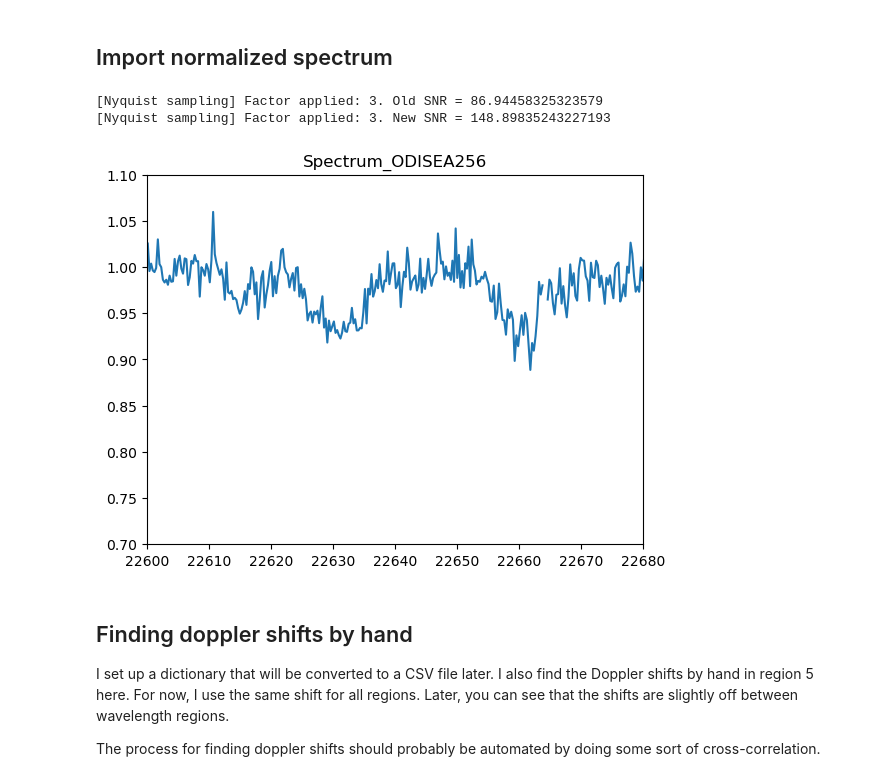
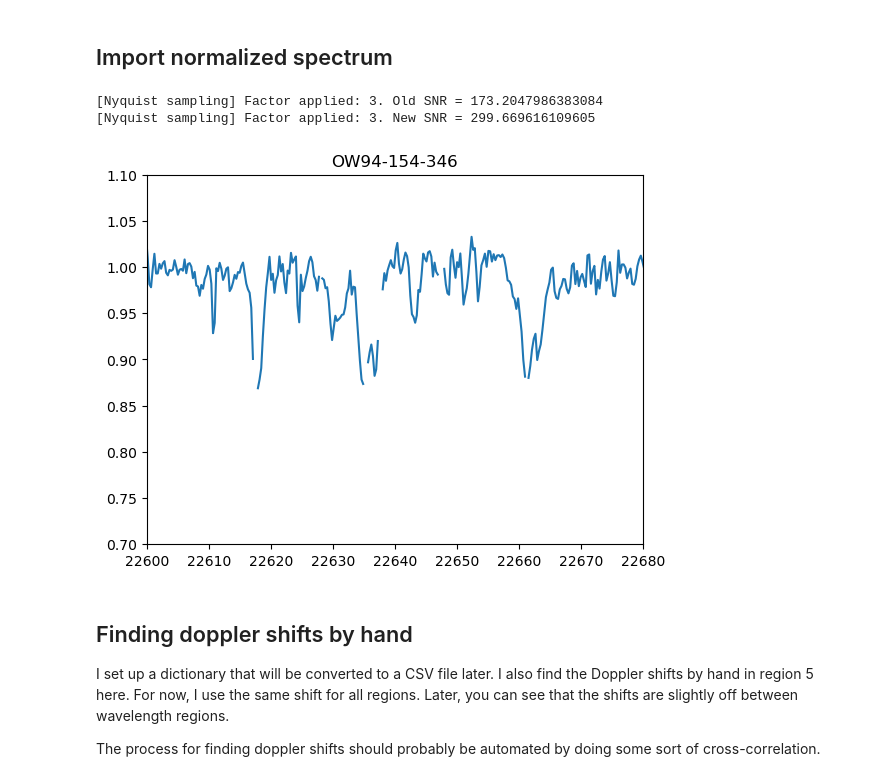
Before and after one commit to christianfloresg/ishell-spectral-fitting, a Jupyter notebook: simple_example.ipynb, the cells around one changed output. Saved outputs shown, nothing was run; the diff lists cells and outputs as text; code cells hidden in the pictures.

```diff
--- a/simple_example.ipynb
+++ b/simple_example.ipynb
@@ -14,28 +14,29 @@ from fitting import *
 # %% [markdown]
 ## Import normalized spectrum
 # %%
-fname = "data/science/Spectrum_ODISEA256.nspec"
+fname = "data/science/OW94-154-346.tellcor.comb_all.merged.smoothed6-2.nspec"
 
 # ProplydData is a simple class that stores the data and has some built-in methods
 # to help with data processing
 obj = ProplydData(fname)
 
 # Let's nyquist sample the data. This assumes that we are using iSHELL 0.75'' slit width with is
 # over sampled by 6 pixels per resolution element. We are bring it down to 2 (Nyquist)
 obj.Nyquist_bin_spectrum(N = 3)
 
-obj.x *= 1  #e4  # convert x-axis to angstroms
+# obj.x *= 1  #e4  # convert x-axis to angstroms
+obj.x *= 1e4  # convert x-axis to angstroms
 
 plt.figure()
 plt.plot(obj.x, obj.y)
 plt.ylim(0.7, 1.1)
 plt.xlim(22600, 22680)
 plt.title(obj.name)  # the object name was automatically set from the file name - see ProplyData.__init__()
 plt.show()
 # %% [output]
-[Nyquist sampling] Factor applied: 3. Old SNR = 86.94458325323579
-[Nyquist sampling] Factor applied: 3. New SNR = 148.89835243227193
+[Nyquist sampling] Factor applied: 3. Old SNR = 173.2047986383084
+[Nyquist sampling] Factor applied: 3. New SNR = 299.669616109605
-[figure, old version]
+[figure, new version]
 # %% [markdown]
 ## Finding doppler shifts by hand
 
```
Also changed, not shown: parts of 10 cells of this notebook, 1 other file.
